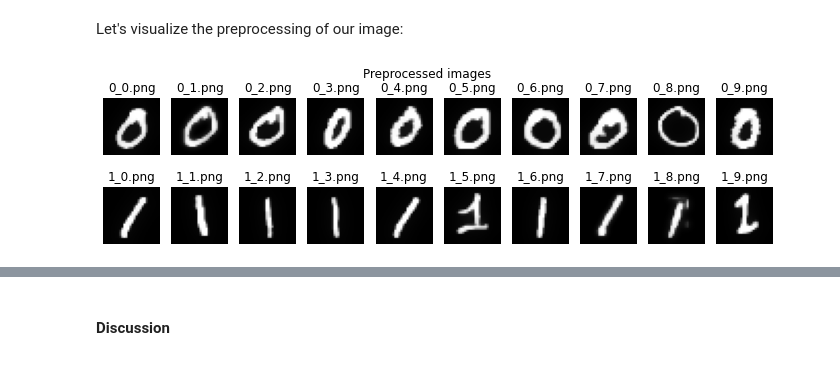
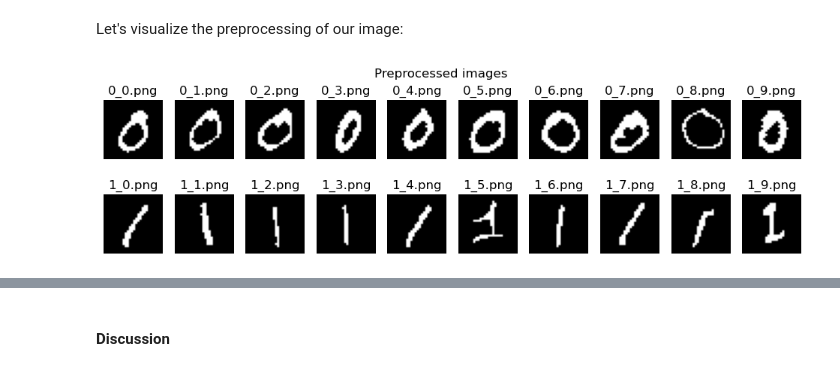
Before and after one commit to alexiaDorm/iapr-lab, a Jupyter notebook: lab_02_object_description.ipynb, the cells around one changed output, grey strips where cells are left out. Drawn from its saved outputs; the diff is of its cells as text; code cells hidden in the pictures.

```diff
--- a/lab_02_object_description.ipynb
+++ b/lab_02_object_description.ipynb
@@ -177,20 +165,20 @@ def preprocess(images, digit, disk_size = 1, square_width = 3, denoise = False):
 # %% [markdown]
 Let's visualize the preprocessing of our image:
 # %%
-zeros = preprocess(zeros_im, 0, disk_size = 1, square_width = 3, denoise = True)
-ones = preprocess(ones_im, 1, disk_size = 1, square_width = 3, denoise = True)
+zeros = preprocess(zeros_im, 0, disk_size = 1, square_width = 3)
+ones = preprocess(ones_im, 1, disk_size = 1, square_width = 3)
 
 # Plot images
 fig, axes = plt.subplots(2, len(zeros), figsize=(12, 3))
 for ax, im, nm in zip(axes[0], zeros, zeros_names):
     ax.imshow(im, cmap='gray')
     ax.axis('off')
     ax.set_title(nm)
 for ax, im, nm in zip(axes[1], ones, ones_names):
     ax.imshow(im, cmap='gray')
     ax.axis('off')
     ax.set_title(nm)
 fig.suptitle("Preprocessed images")
 plt.show()
 # %% [output]
-[figure, old version]
+[figure, new version]
```
Also changed, not shown: parts of 39 cells of this notebook.
